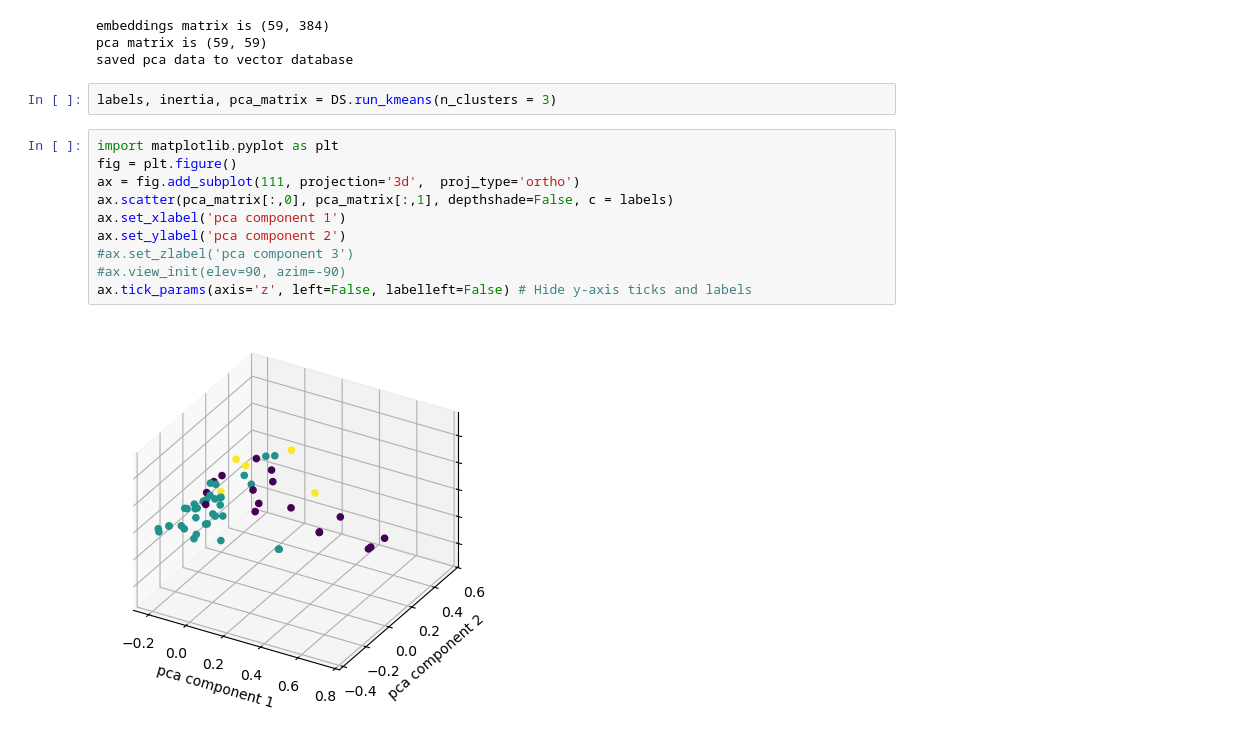
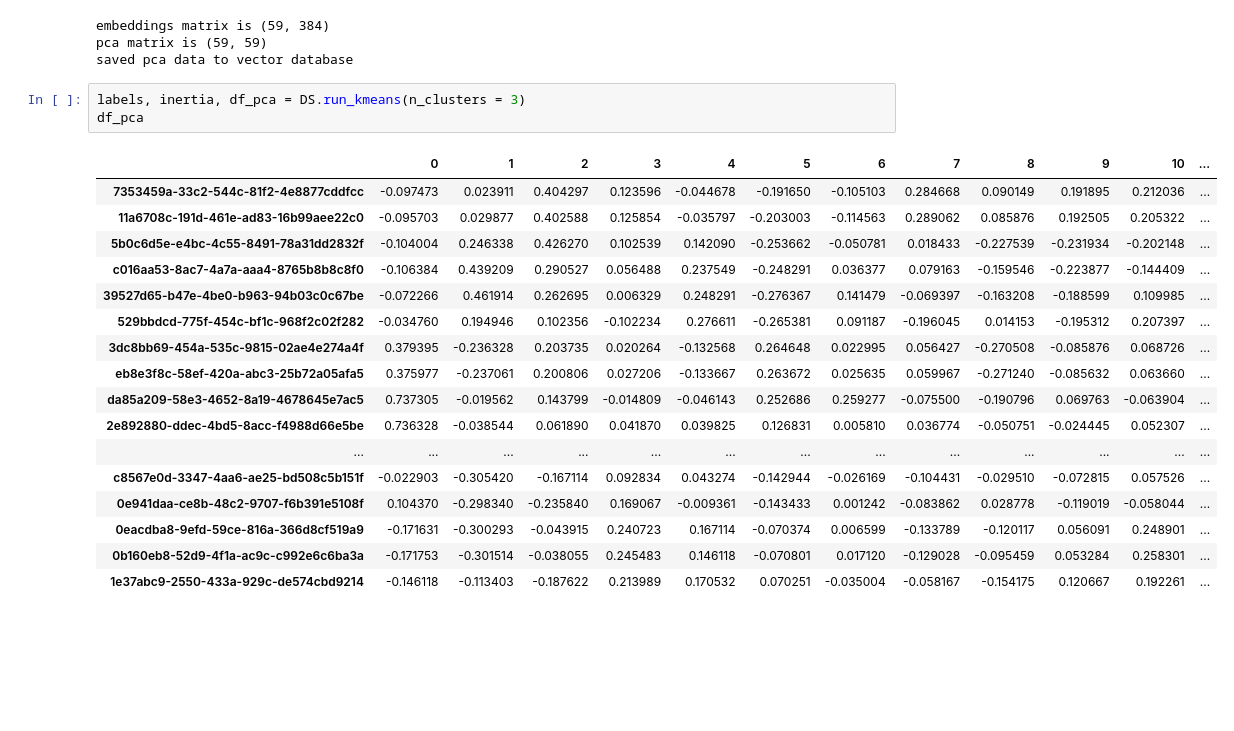
Before and after one commit to Shroff20/rag2, a Jupyter notebook: rag.ipynb, the cells around one changed output. Drawn from its saved outputs; the diff is of its cells as text; blank space fills up the shorter version.

Commit message:
added in clustering

```diff
--- a/rag.ipynb
+++ b/rag.ipynb
@@ -90,16 +88,23 @@ embeddings matrix is (59, 384)
 pca matrix is (59, 59)
 saved pca data to vector database
 # %%
-labels, inertia, pca_matrix = DS.run_kmeans(n_clusters = 3)
+labels, inertia, df_pca = DS.run_kmeans(n_clusters = 3)
+df_pca
+# %% [output]
+|  | 0 | 1 | 2 | 3 | 4 | 5 | 6 | 7 | 8 | 9 | 10 | ... |
+| 7353459a-33c2-544c-81f2-4e8877cddfcc | -0.097473 | 0.023911 | 0.404297 | 0.123596 | -0.044678 | -0.191650 | -0.105103 | 0.284668 | 0.090149 | 0.191895 | 0.212036 | ... |
+| 11a6708c-191d-461e-ad83-16b99aee22c0 | -0.095703 | 0.029877 | 0.402588 | 0.125854 | -0.035797 | -0.203003 | -0.114563 | 0.289062 | 0.085876 | 0.192505 | 0.205322 | ... |
+| 5b0c6d5e-e4bc-4c55-8491-78a31dd2832f | -0.104004 | 0.246338 | 0.426270 | 0.102539 | 0.142090 | -0.253662 | -0.050781 | 0.018433 | -0.227539 | -0.231934 | -0.202148 | ... |
+| c016aa53-8ac7-4a7a-aaa4-8765b8b8c8f0 | -0.106384 | 0.439209 | 0.290527 | 0.056488 | 0.237549 | -0.248291 | 0.036377 | 0.079163 | -0.159546 | -0.223877 | -0.144409 | ... |
+| 39527d65-b47e-4be0-b963-94b03c0c67be | -0.072266 | 0.461914 | 0.262695 | 0.006329 | 0.248291 | -0.276367 | 0.141479 | -0.069397 | -0.163208 | -0.188599 | 0.109985 | ... |
+| 529bbdcd-775f-454c-bf1c-968f2c02f282 | -0.034760 | 0.194946 | 0.102356 | -0.102234 | 0.276611 | -0.265381 | 0.091187 | -0.196045 | 0.014153 | -0.195312 | 0.207397 | ... |
+| 3dc8bb69-454a-535c-9815-02ae4e274a4f | 0.379395 | -0.236328 | 0.203735 | 0.020264 | -0.132568 | 0.264648 | 0.022995 | 0.056427 | -0.270508 | -0.085876 | 0.068726 | ... |
+| eb8e3f8c-58ef-420a-abc3-25b72a05afa5 | 0.375977 | -0.237061 | 0.200806 | 0.027206 | -0.133667 | 0.263672 | 0.025635 | 0.059967 | -0.271240 | -0.085632 | 0.063660 | ... |
+| da85a209-58e3-4652-8a19-4678645e7ac5 | 0.737305 | -0.019562 | 0.143799 | -0.014809 | -0.046143 | 0.252686 | 0.259277 | -0.075500 | -0.190796 | 0.069763 | -0.063904 | ... |
+| 2e892880-ddec-4bd5-8acc-f4988d66e5be | 0.736328 | -0.038544 | 0.061890 | 0.041870 | 0.039825 | 0.126831 | 0.005810 | 0.036774 | -0.050751 | -0.024445 | 0.052307 | ... |
+| ... | ... | ... | ... | ... | ... | ... | ... | ... | ... | ... | ... | ... |
+| c8567e0d-3347-4aa6-ae25-bd508c5b151f | -0.022903 | -0.305420 | -0.167114 | 0.092834 | 0.043274 | -0.142944 | -0.026169 | -0.104431 | -0.029510 | -0.072815 | 0.057526 | ... |
+| 0e941daa-ce8b-48c2-9707-f6b391e5108f | 0.104370 | -0.298340 | -0.235840 | 0.169067 | -0.009361 | -0.143433 | 0.001242 | -0.083862 | 0.028778 | -0.119019 | -0.058044 | ... |
+| 0eacdba8-9efd-59ce-816a-366d8cf519a9 | -0.171631 | -0.300293 | -0.043915 | 0.240723 | 0.167114 | -0.070374 | 0.006599 | -0.133789 | -0.120117 | 0.056091 | 0.248901 | ... |
+| 0b160eb8-52d9-4f1a-ac9c-c992e6c6ba3a | -0.171753 | -0.301514 | -0.038055 | 0.245483 | 0.146118 | -0.070801 | 0.017120 | -0.129028 | -0.095459 | 0.053284 | 0.258301 | ... |
+| 1e37abc9-2550-433a-929c-de574cbd9214 | -0.146118 | -0.113403 | -0.187622 | 0.213989 | 0.170532 | 0.070251 | -0.035004 | -0.058167 | -0.154175 | 0.120667 | 0.192261 | ... |
-# %%
-import matplotlib.pyplot as plt
-fig = plt.figure()
-ax = fig.add_subplot(111, projection='3d',  proj_type='ortho')
-ax.scatter(pca_matrix[:,0], pca_matrix[:,1], depthshade=False, c = labels)
-ax.set_xlabel('pca component 1')
-ax.set_ylabel('pca component 2')
-#ax.set_zlabel('pca component 3')
-#ax.view_init(elev=90, azim=-90)
-ax.tick_params(axis='z', left=False, labelleft=False) # Hide y-axis ticks and labels
-# %% [output]
-[figure, removed]
```
Also changed, not shown: parts of 3 cells of this notebook, 3 other files.
